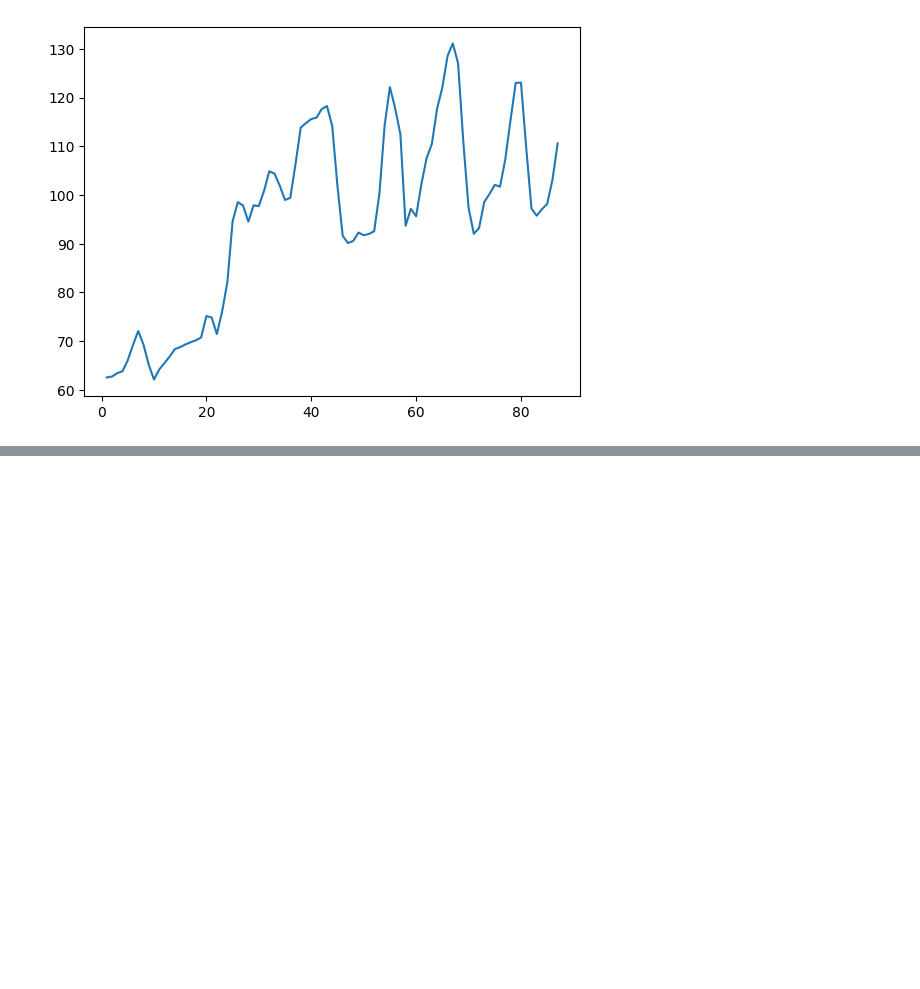
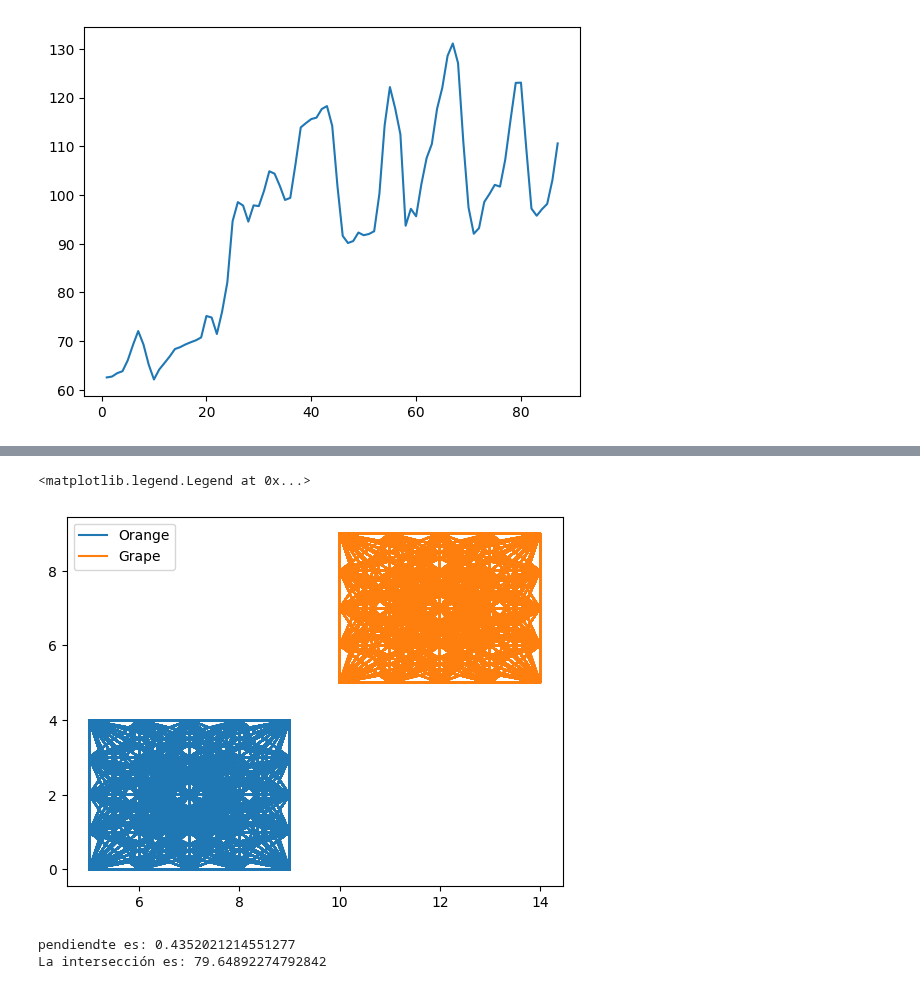
Before and after one commit to HJuliamPR/ColabPython, a Jupyter notebook: numpy.ipynb, the cells around one changed output, grey strips where cells are left out. Saved outputs shown, nothing was run; the diff lists cells and outputs as text; code cells hidden in the pictures; blank space fills up the shorter version.

```diff
--- a/numpy.ipynb
+++ b/numpy.ipynb
@@ -97,0 +147,7 @@ Moscu_8 = Moscu[74:]
+# %%
+# x = rng.choice([3, 5, 7, 9], size=(10000, 2))
+
+OrangeTable = np.array([OrangeDiameter, OrangeWeight]).T
+GrapeTable = np.array([GrapeDiameter, GrapeWeight]).T
+print(OrangeTable)
+print(GrapeTable)
@@ -97,0 +169,9 @@ Moscu_8 = Moscu[74:]
+# %%
+OrangeGrapeTable = np.concatenate((OrangeTable, GrapeTable))
+
+plt.plot(OrangeGrapeTable[:4999, 1] , OrangeGrapeTable[:4999,0])
+plt.plot(OrangeGrapeTable[5000:, 1] , OrangeGrapeTable[5000:,0])
+plt.legend(["Orange", "Grape"])
+# %% [output]
+<matplotlib.legend.Legend at 0x...>
+[figure, added]
@@ -97,0 +185,5 @@ Moscu_8 = Moscu[74:]
+# %%
+print(f"pendiendte es: {alpha}\nLa intersección es: {beta}")
+# %% [output]
+pendiendte es: 0.4352021214551277
+La intersección es: 79.64892274792842
```
Also changed, not shown: parts of 18 cells of this notebook.
